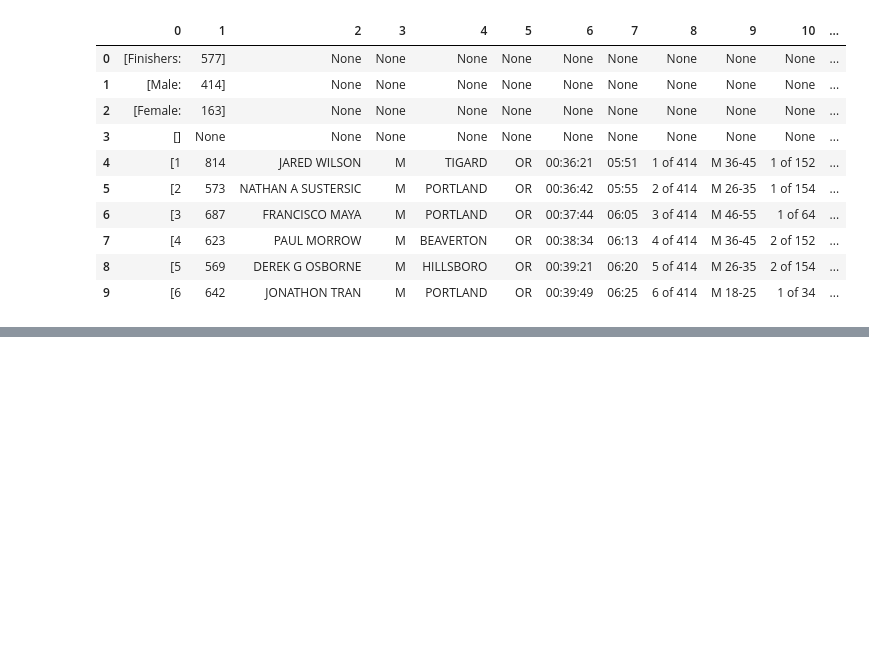
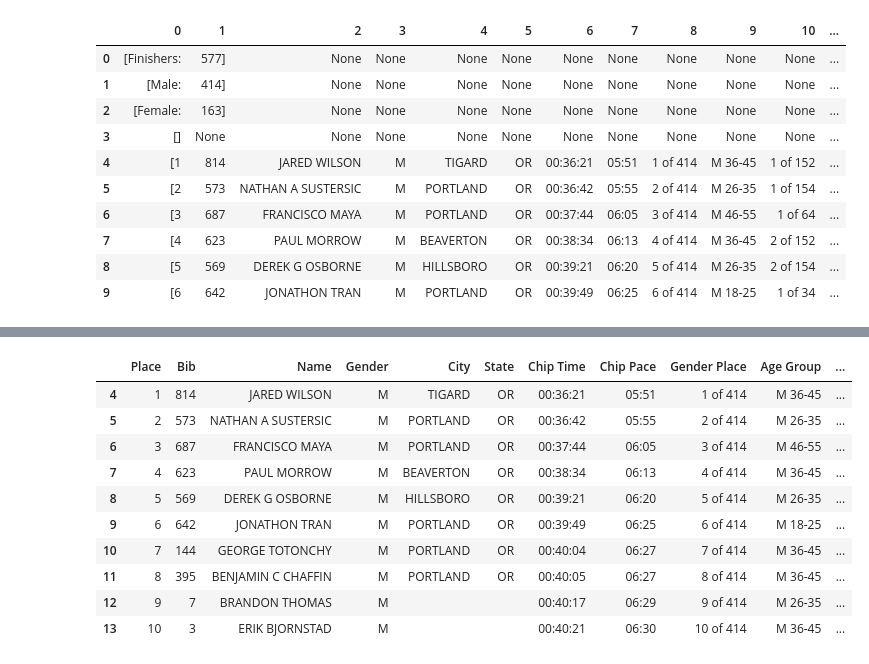
Before and after one commit to vgutta/ML, a Jupyter notebook: 10K/Runners.ipynb, the cells around one changed output, grey strips where cells are left out. Cells and saved outputs as stored; diff of their text form; code cells hidden in the pictures; blank space fills up the shorter version.

```diff
--- a/10K/Runners.ipynb
+++ b/10K/Runners.ipynb
@@ -53,0 +138,15 @@ df1.head(10)
+# %%
+df2 = df1.dropna(axis=0, how='any') # drop rows with missing values
+df2.head(10)
+# %% [output]
+|  | Place | Bib | Name | Gender | City | State | Chip Time | Chip Pace | Gender Place | Age Group | ... |
+| 4 | 1 | 814 | JARED WILSON | M | TIGARD | OR | 00:36:21 | 05:51 | 1 of 414 | M 36-45 | ... |
+| 5 | 2 | 573 | NATHAN A SUSTERSIC | M | PORTLAND | OR | 00:36:42 | 05:55 | 2 of 414 | M 26-35 | ... |
+| 6 | 3 | 687 | FRANCISCO MAYA | M | PORTLAND | OR | 00:37:44 | 06:05 | 3 of 414 | M 46-55 | ... |
+| 7 | 4 | 623 | PAUL MORROW | M | BEAVERTON | OR | 00:38:34 | 06:13 | 4 of 414 | M 36-45 | ... |
+| 8 | 5 | 569 | DEREK G OSBORNE | M | HILLSBORO | OR | 00:39:21 | 06:20 | 5 of 414 | M 26-35 | ... |
+| 9 | 6 | 642 | JONATHON TRAN | M | PORTLAND | OR | 00:39:49 | 06:25 | 6 of 414 | M 18-25 | ... |
+| 10 | 7 | 144 | GEORGE TOTONCHY | M | PORTLAND | OR | 00:40:04 | 06:27 | 7 of 414 | M 36-45 | ... |
+| 11 | 8 | 395 | BENJAMIN C CHAFFIN | M | PORTLAND | OR | 00:40:05 | 06:27 | 8 of 414 | M 36-45 | ... |
+| 12 | 9 | 7 | BRANDON THOMAS | M |  |  | 00:40:17 | 06:29 | 9 of 414 | M 26-35 | ... |
+| 13 | 10 | 3 | ERIK BJORNSTAD | M |  |  | 00:40:21 | 06:30 | 10 of 414 | M 36-45 | ... |
```
Also changed, not shown: parts of 4 cells of this notebook.
